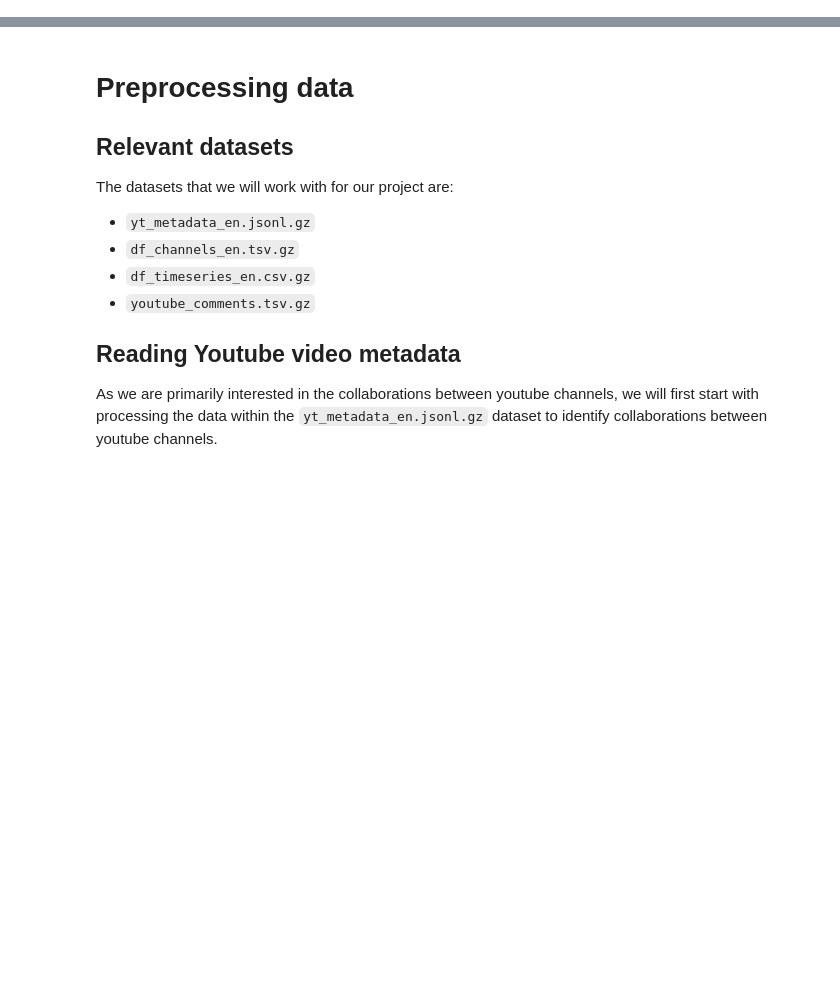
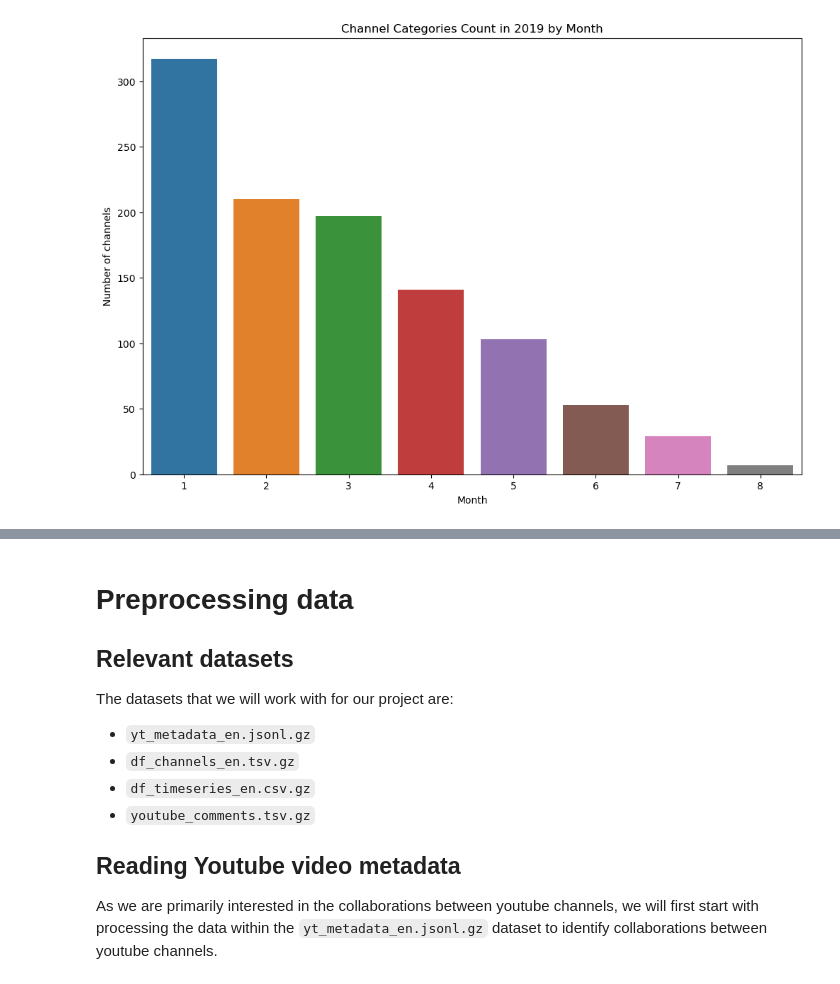
Before and after one commit to epfl-ada/ada-2023-project-adacadabra, a Jupyter notebook: Milestone 2.ipynb, the cells around one changed output, grey strips where cells are left out. Drawn from its saved outputs; the diff is of its cells as text; code cells hidden in the pictures; blank space fills up the shorter version.

```diff
--- a/Milestone 2.ipynb
+++ b/Milestone 2.ipynb
@@ -11,0 +106,22 @@ import scipy.stats as stats
+# %%
+# Plotting the number of channels joining in 2019 by month to identify missing data
+
+channels_2019 = df_channels.loc[(df_channels['join_date']>='2019-01-01') & (df_channels['join_date']<='2019-12-31')].copy()
+channels_2019['month'] = channels_2019['join_date'].dt.month
+
+# Group by 'month' and then get the size of each grouping
+category_counts_2019 = channels_2019.groupby(['month']).size().reset_index(name='counts')
+
+# Now, plot the results with seaborn
+plt.figure(figsize=(12, 8))
+sns.barplot(x='month', y='counts', data=category_counts_2019)
+
+plt.title('Channel Categories Count in 2019 by Month')
+plt.xlabel('Month')
+plt.ylabel('Number of channels')
+plt.show()
+
+# find the channel with the last join date in the channels dataset
+display("Last channel join date in the dataset: " + str(channels_2019['join_date'].max()))
+# %% [output]
+[figure, added]
```
Also changed, not shown: parts of 14 cells of this notebook.
